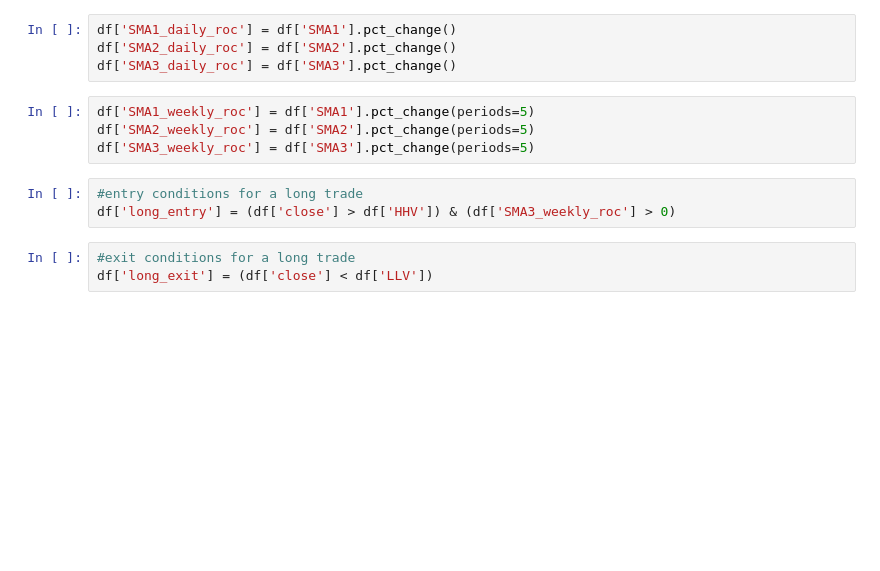
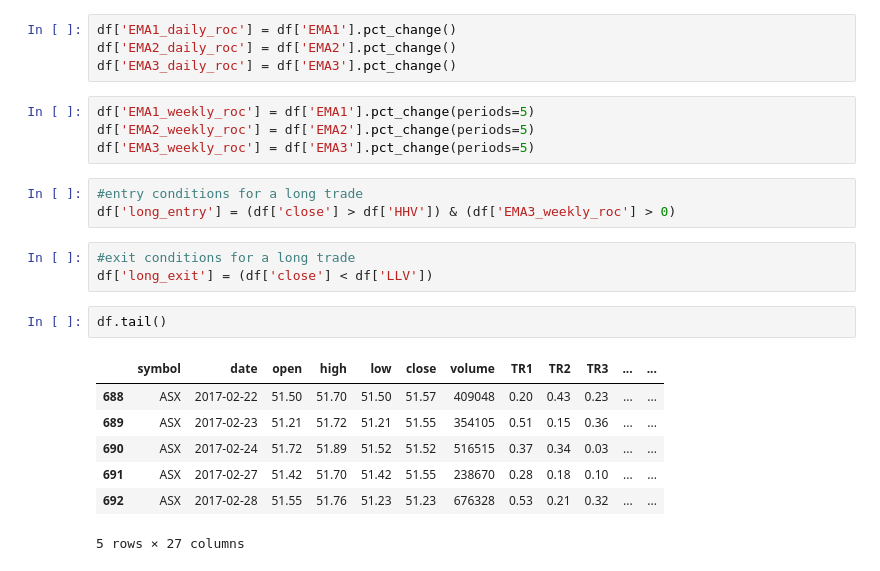
Before and after one commit to homydeth/trading, a Jupyter notebook: Stock_Charting.ipynb, the cells around one changed output. Saved outputs shown, nothing was run; the diff lists cells and outputs as text; blank space fills up the shorter version.

```diff
--- a/Stock_Charting.ipynb
+++ b/Stock_Charting.ipynb
@@ -108,19 +105,29 @@ df['daily_roc'] = df['close'].pct_change()
 # %%
 df['weekly_roc'] = df['close'].pct_change(periods=5)
 # %%
-df['SMA1_daily_roc'] = df['SMA1'].pct_change()
-df['SMA2_daily_roc'] = df['SMA2'].pct_change()
-df['SMA3_daily_roc'] = df['SMA3'].pct_change()
+df['EMA1_daily_roc'] = df['EMA1'].pct_change()
+df['EMA2_daily_roc'] = df['EMA2'].pct_change()
+df['EMA3_daily_roc'] = df['EMA3'].pct_change()
 # %%
-df['SMA1_weekly_roc'] = df['SMA1'].pct_change(periods=5)
-df['SMA2_weekly_roc'] = df['SMA2'].pct_change(periods=5)
-df['SMA3_weekly_roc'] = df['SMA3'].pct_change(periods=5)
+df['EMA1_weekly_roc'] = df['EMA1'].pct_change(periods=5)
+df['EMA2_weekly_roc'] = df['EMA2'].pct_change(periods=5)
+df['EMA3_weekly_roc'] = df['EMA3'].pct_change(periods=5)
 # %%
 #entry conditions for a long trade
-df['long_entry'] = (df['close'] > df['HHV']) & (df['SMA3_weekly_roc'] > 0)
+df['long_entry'] = (df['close'] > df['HHV']) & (df['EMA3_weekly_roc'] > 0)
 # %%
 #exit conditions for a long trade
 df['long_exit'] = (df['close'] < df['LLV'])
+# %%
+df.tail()
+# %% [output]
+|  | symbol | date | open | high | low | close | volume | TR1 | TR2 | TR3 | ... | ... |
+| 688 | ASX | 2017-02-22 | 51.50 | 51.70 | 51.50 | 51.57 | 409048 | 0.20 | 0.43 | 0.23 | ... | ... |
+| 689 | ASX | 2017-02-23 | 51.21 | 51.72 | 51.21 | 51.55 | 354105 | 0.51 | 0.15 | 0.36 | ... | ... |
+| 690 | ASX | 2017-02-24 | 51.72 | 51.89 | 51.52 | 51.52 | 516515 | 0.37 | 0.34 | 0.03 | ... | ... |
+| 691 | ASX | 2017-02-27 | 51.42 | 51.70 | 51.42 | 51.55 | 238670 | 0.28 | 0.18 | 0.10 | ... | ... |
+| 692 | ASX | 2017-02-28 | 51.55 | 51.76 | 51.23 | 51.23 | 676328 | 0.53 | 0.21 | 0.32 | ... | ... |
+5 rows × 27 columns
 # %%
 from plotly.tools import FigureFactory as FF
 from datetime import datetime
```
Also changed, not shown: parts of 11 cells of this notebook, 1 other file.
